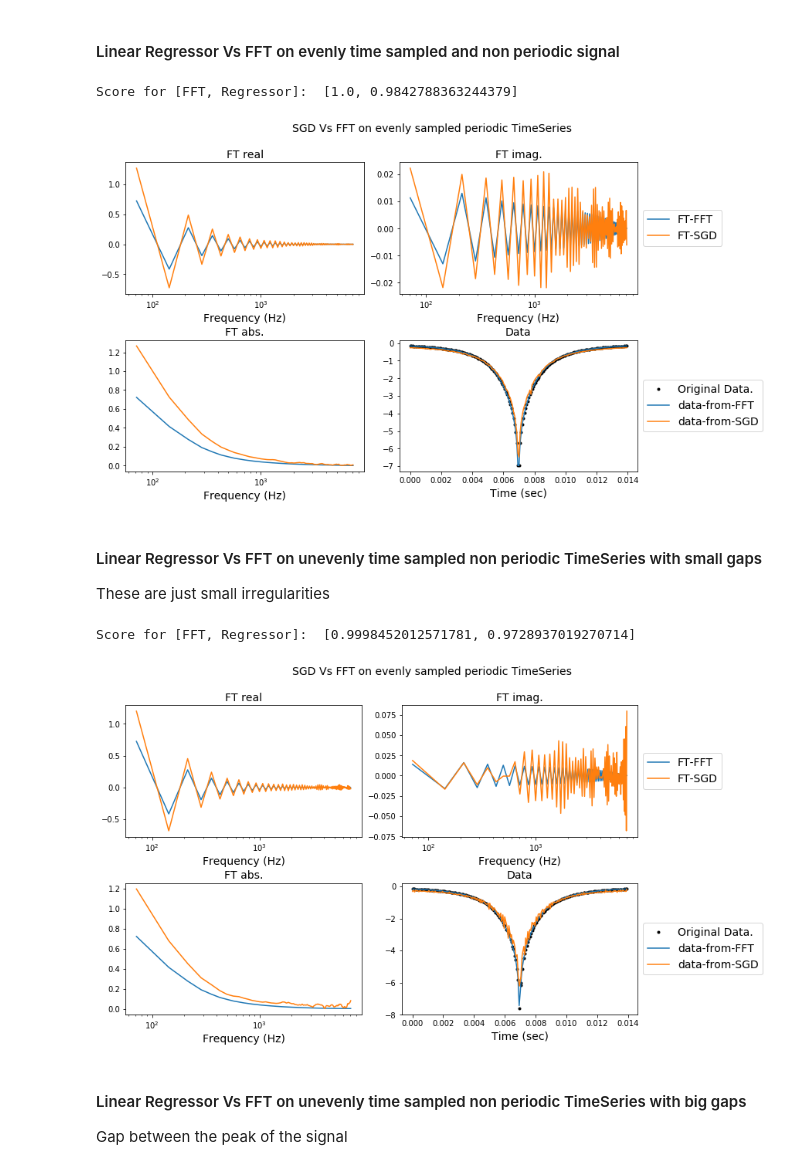
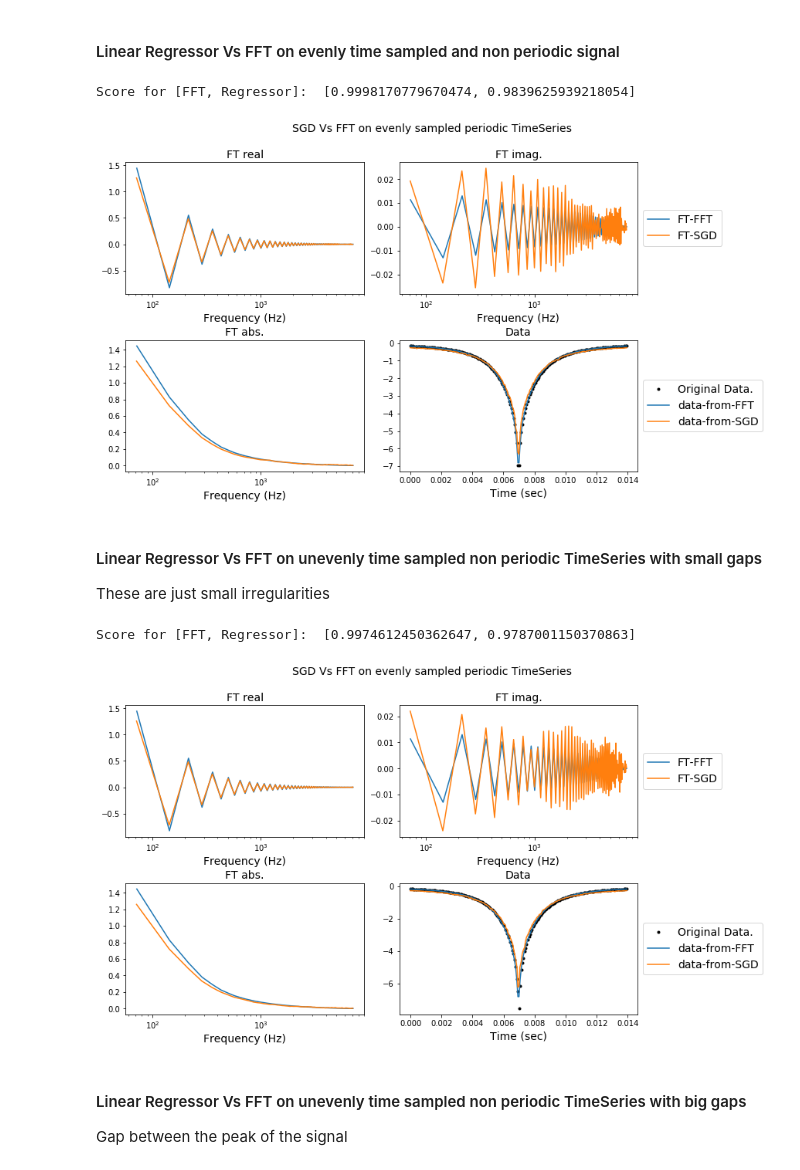
Before and after one commit to frmunozz/IrregularMatchedFilter, a Jupyter notebook: notebooks/sanityChecks/CalculatingFourierTransform.ipynb, the cells around one changed output. Drawn from its saved outputs; the diff is of its cells as text; code cells hidden in the pictures.

```diff
--- a/notebooks/sanityChecks/CalculatingFourierTransform.ipynb
+++ b/notebooks/sanityChecks/CalculatingFourierTransform.ipynb
@@ -123,68 +126,71 @@ times = TimesSamples(n=N, delta=basic_dt, struct="normal")
 data = TimeSeries(micro_lens(0.00003, times.duration/2, 0.0008, 24, times), times=times)
 freqs = np.fft.fftfreq(N, d=basic_dt)[1:N//2]
 freqs = FrequencySamples(initial_array=freqs)  # same freq for both methods
+transform_fft = FFT(times, beta=2)
+transform_reg = Regression(freq=freqs, reg=reg)
 
 # transform
-ft_fft = np.fft.fft(data.value)[1:N//2]/N
-reg.reset()
-reg.create_dict(times, freqs)
-ft_lr = data.to_frequencyseries(reg=reg)
+ft_fft = data.to_frequencyseries(transform_fft)
+ft_lr = data.to_frequencyseries(transform_reg)
 
 # reconstruct
-data_fft = np.real(np.fft.ifft(np.fft.fft(data.value)))
-data_sgd = reg.predict()
+data_fft = ft_fft.to_timeseries(transform_fft, N=N)
+data_sgd = ft_lr.to_timeseries(transform_reg, N=N)
 
-plot_freqs(data, times, [times, times], [ft_fft, ft_lr], [freqs, freqs], [data_fft, data_sgd],
+plot_freqs(data, times, [times, times], [ft_fft[1:N//2], ft_lr],
+           [transform_fft.get_frequency(N=N)[1:N//2], transform_reg.get_frequency()], [data_fft, data_sgd],
           xaxis=["Frequency (Hz)", "Frequency (Hz)", "Frequency (Hz)", "Time (sec)"],
           main_title="SGD Vs FFT on evenly sampled periodic TimeSeries")
 
 print("Score for [FFT, Regressor]: " ,scores([data, data], [data_fft, data_sgd]))
 # %% [output]
-Score for [FFT, Regressor]:  [1.0, 0.9842788363244379]
+Score for [FFT, Regressor]:  [0.9998170779670474, 0.9839625939218054]
-[figure, old version]
+[figure, new version]
 # %% [markdown]
 #### Linear Regressor Vs FFT on unevenly time sampled non periodic TimeSeries with small gaps
 These are just small irregularities
 # %%
 # constants
 basic_dt = 0.00007
 f_max = 1/(2*basic_dt) / 2
 gamma = 1
 
 # variables (U0, t0, tE, fs, times)
 epsilon = np.random.normal(0, basic_dt * 0.2, N)
 uneve_times = TimesSamples(n=N, delta=basic_dt, struct="slight", epsilon=epsilon)
 eve_times = np.linspace(uneve_times.min(), uneve_times.max(), N)
 eve_times = TimesSamples(initial_array=eve_times, delta=eve_times[1]-eve_times[0])
 
 uneve_data = TimeSeries(micro_lens(0.00003, uneve_times.duration/2, 0.0008, 24, uneve_times), times=uneve_times)
 eve_data = TimeSeries(np.interp(eve_times, uneve_times, uneve_data), times=eve_times)
 ref_data = TimeSeries(micro_lens(0.00003, uneve_times.duration/2, 0.0008, 24, eve_times), times=eve_times)
 
 freqs = np.fft.fftfreq(N, d=basic_dt)[1:N//2]
 freqs = FrequencySamples(initial_array=freqs)  # same freq for both methods
 
+transform_fft = FFT(times, beta=2)
+transform_reg = Regression(freq=freqs, reg=reg)
+
 # transform
-eve_ft_fft = np.fft.fft(eve_data.value)[1:N//2]/N
-ref_ft_fft = np.fft.fft(ref_data.value)[1:N//2]/N
-reg.reset()
-reg.create_dict(uneve_times, freqs)
-ft_lr = uneve_data.to_frequencyseries(reg=reg)
+ft_fft = data.to_frequencyseries(transform_fft)
+ft_lr = data.to_frequencyseries(transform_reg)
+ref_ft_fft = ref_data.to_frequencyseries(transform_fft)
 
 # reconstruct
-eve_data_fft = np.real(np.fft.ifft(np.fft.fft(eve_data.value)))
-ref_data_fft = np.real(np.fft.ifft(np.fft.fft(ref_data.value)))
-data_sgd = reg.predict()
+data_fft = ft_fft.to_timeseries(transform_fft, N=N)
+data_sgd = ft_lr.to_timeseries(transform_reg, N=N)
+ref_data_fft = ref_ft_fft.to_timeseries(transform_fft, N=N)
 
 plot_freqs(uneve_data, uneve_times, [eve_times, uneve_times],
-           [eve_ft_fft, ft_lr], [freqs, freqs], [eve_data_fft, data_sgd],
+           [ft_fft[1:N//2], ft_lr],
+           [transform_fft.get_frequency(N=N)[1:N//2], transform_reg.get_frequency()], [data_fft, data_sgd],
           xaxis=["Frequency (Hz)", "Frequency (Hz)", "Frequency (Hz)", "Time (sec)"],
           main_title="SGD Vs FFT on evenly sampled periodic TimeSeries")
 
-print("Score for [FFT, Regressor]: " ,scores([ref_data, uneve_data], [eve_data_fft, data_sgd]))
+print("Score for [FFT, Regressor]: " ,scores([ref_data, uneve_data], [data_fft, data_sgd]))
 # %% [output]
-Score for [FFT, Regressor]:  [0.9998452012571781, 0.9728937019270714]
+Score for [FFT, Regressor]:  [0.9974612450362647, 0.9787001150370863]
-[figure, old version]
+[figure, new version]
 # %% [markdown]
 #### Linear Regressor Vs FFT on unevenly time sampled non periodic TimeSeries with big gaps
 Gap between the peak of the signal
```
Also changed, not shown: parts of 8 cells of this notebook.
